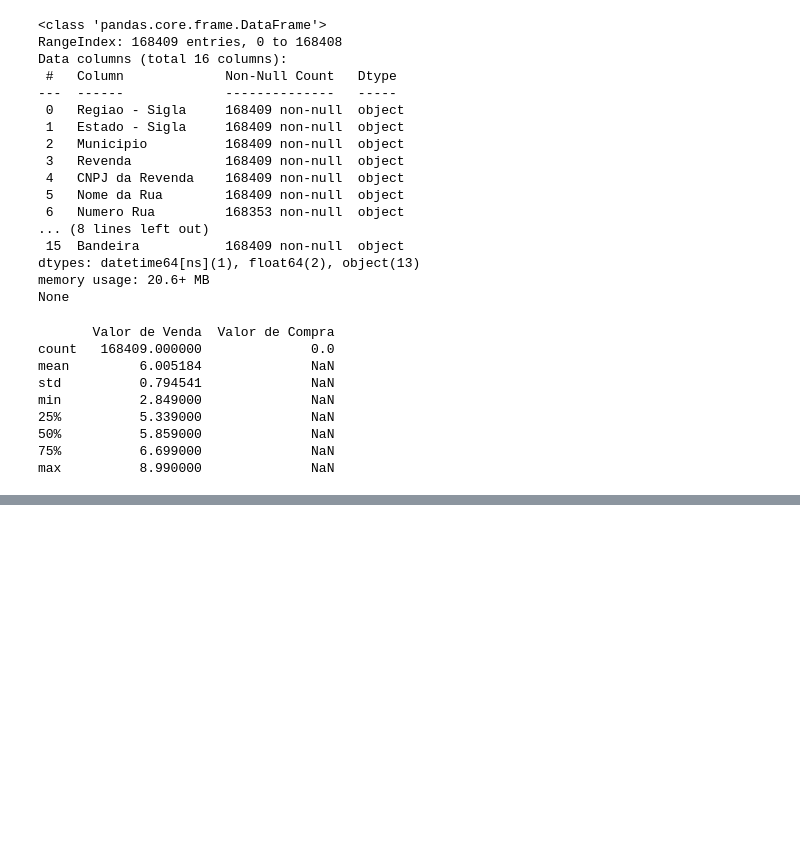
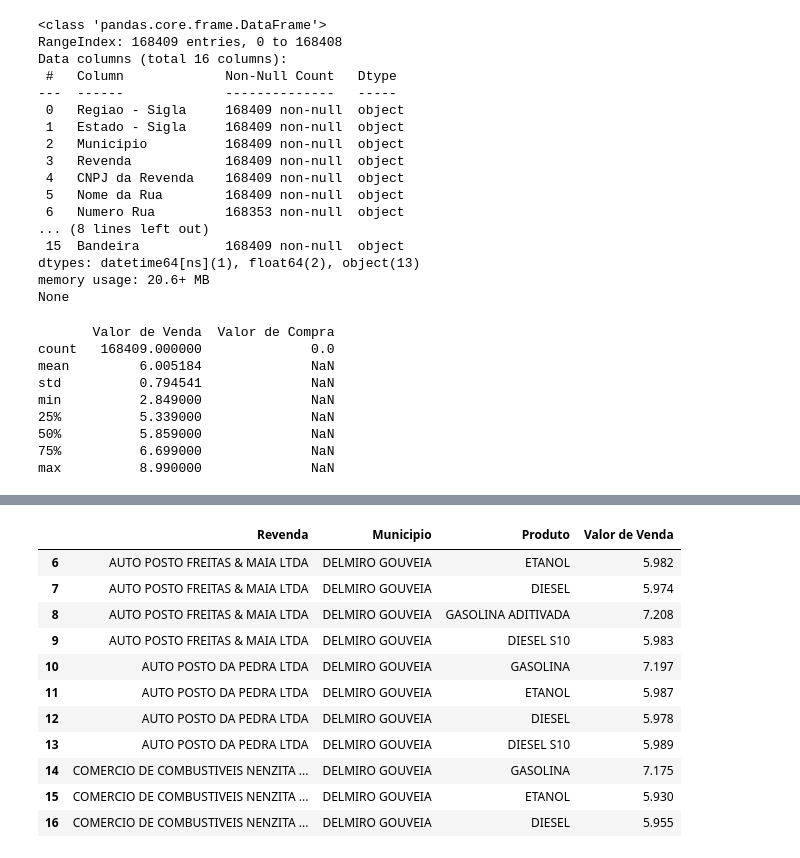
Before and after one commit to Fael3113/Primeiro-Exemplo-em-Pandas, a Jupyter notebook: Exemplo em Pandas.ipynb, the cells around one changed output, grey strips where cells are left out. Saved outputs shown, nothing was run; the diff lists cells and outputs as text; code cells hidden in the pictures; blank space fills up the shorter version.

```diff
--- a/Exemplo em Pandas.ipynb
+++ b/Exemplo em Pandas.ipynb
@@ -102,0 +143,16 @@ max          8.990000              NaN
+# %%
+#Exibir uma sequência ordenada especifica
+display(cb_df.loc[6:16])
+# %% [output]
+|  | Revenda | Municipio | Produto | Valor de Venda |
+| 6 | AUTO POSTO FREITAS & MAIA LTDA | DELMIRO GOUVEIA | ETANOL | 5.982 |
+| 7 | AUTO POSTO FREITAS & MAIA LTDA | DELMIRO GOUVEIA | DIESEL | 5.974 |
+| 8 | AUTO POSTO FREITAS & MAIA LTDA | DELMIRO GOUVEIA | GASOLINA ADITIVADA | 7.208 |
+| 9 | AUTO POSTO FREITAS & MAIA LTDA | DELMIRO GOUVEIA | DIESEL S10 | 5.983 |
+| 10 | AUTO POSTO DA PEDRA LTDA | DELMIRO GOUVEIA | GASOLINA | 7.197 |
+| 11 | AUTO POSTO DA PEDRA LTDA | DELMIRO GOUVEIA | ETANOL | 5.987 |
+| 12 | AUTO POSTO DA PEDRA LTDA | DELMIRO GOUVEIA | DIESEL | 5.978 |
+| 13 | AUTO POSTO DA PEDRA LTDA | DELMIRO GOUVEIA | DIESEL S10 | 5.989 |
+| 14 | COMERCIO DE COMBUSTIVEIS NENZITA ... | DELMIRO GOUVEIA | GASOLINA | 7.175 |
+| 15 | COMERCIO DE COMBUSTIVEIS NENZITA ... | DELMIRO GOUVEIA | ETANOL | 5.930 |
+| 16 | COMERCIO DE COMBUSTIVEIS NENZITA ... | DELMIRO GOUVEIA | DIESEL | 5.955 |
```
Also changed, not shown: parts of 8 cells of this notebook.
